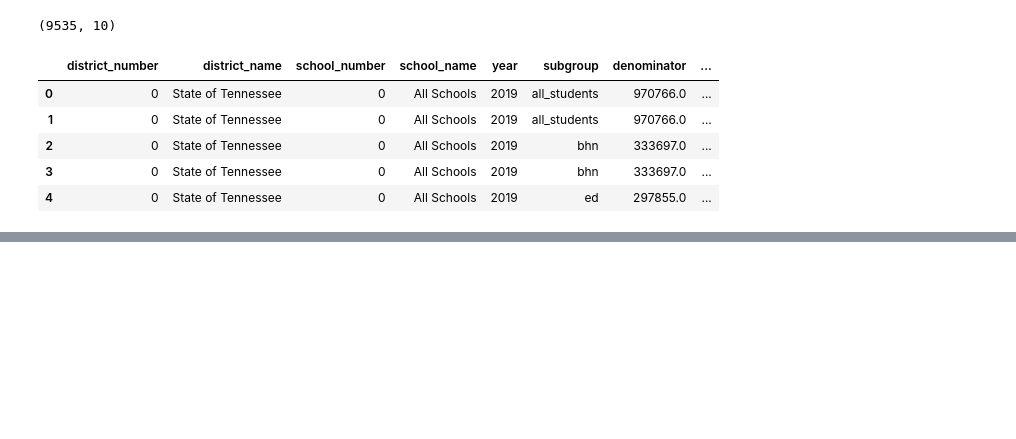
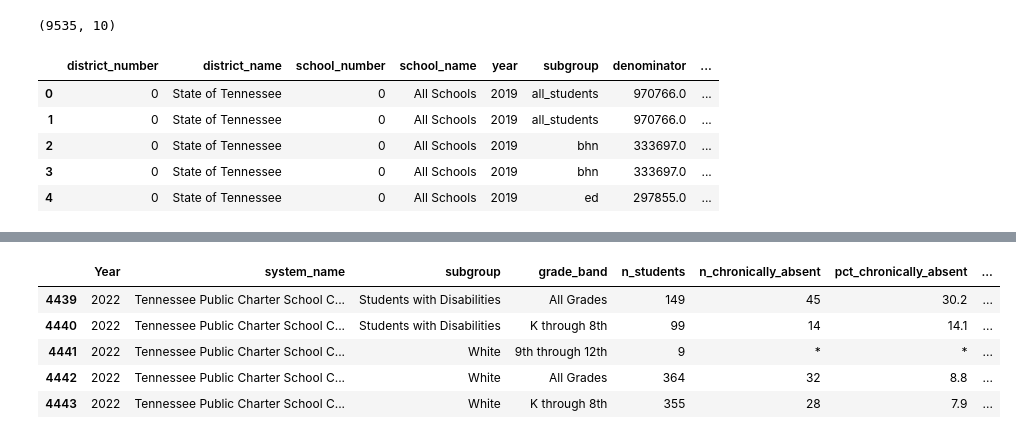
Before and after one commit to jnketiah89/FINALCAPSTONE, a Jupyter notebook: notebook/EDA_chronic_absenteeism.ipynb, the cells around one changed output, grey strips where cells are left out. Cells and saved outputs as stored; diff of their text form; code cells hidden in the pictures; blank space fills up the shorter version.

```diff
--- a/notebook/EDA_chronic_absenteeism.ipynb
+++ b/notebook/EDA_chronic_absenteeism.ipynb
@@ -260,0 +284,9 @@ reportcard2018_2019abs.head()
+# %%
+merged_absenteeism.tail()
+# %% [output]
+|  | Year | system_name | subgroup | grade_band | n_students | n_chronically_absent | pct_chronically_absent | ... |
+| 4439 | 2022 | Tennessee Public Charter School C... | Students with Disabilities | All Grades | 149 | 45 | 30.2 | ... |
+| 4440 | 2022 | Tennessee Public Charter School C... | Students with Disabilities | K through 8th | 99 | 14 | 14.1 | ... |
+| 4441 | 2022 | Tennessee Public Charter School C... | White | 9th through 12th | 9 | * | * | ... |
+| 4442 | 2022 | Tennessee Public Charter School C... | White | All Grades | 364 | 32 | 8.8 | ... |
+| 4443 | 2022 | Tennessee Public Charter School C... | White | K through 8th | 355 | 28 | 7.9 | ... |
```
Also changed, not shown: parts of 61 cells of this notebook.
